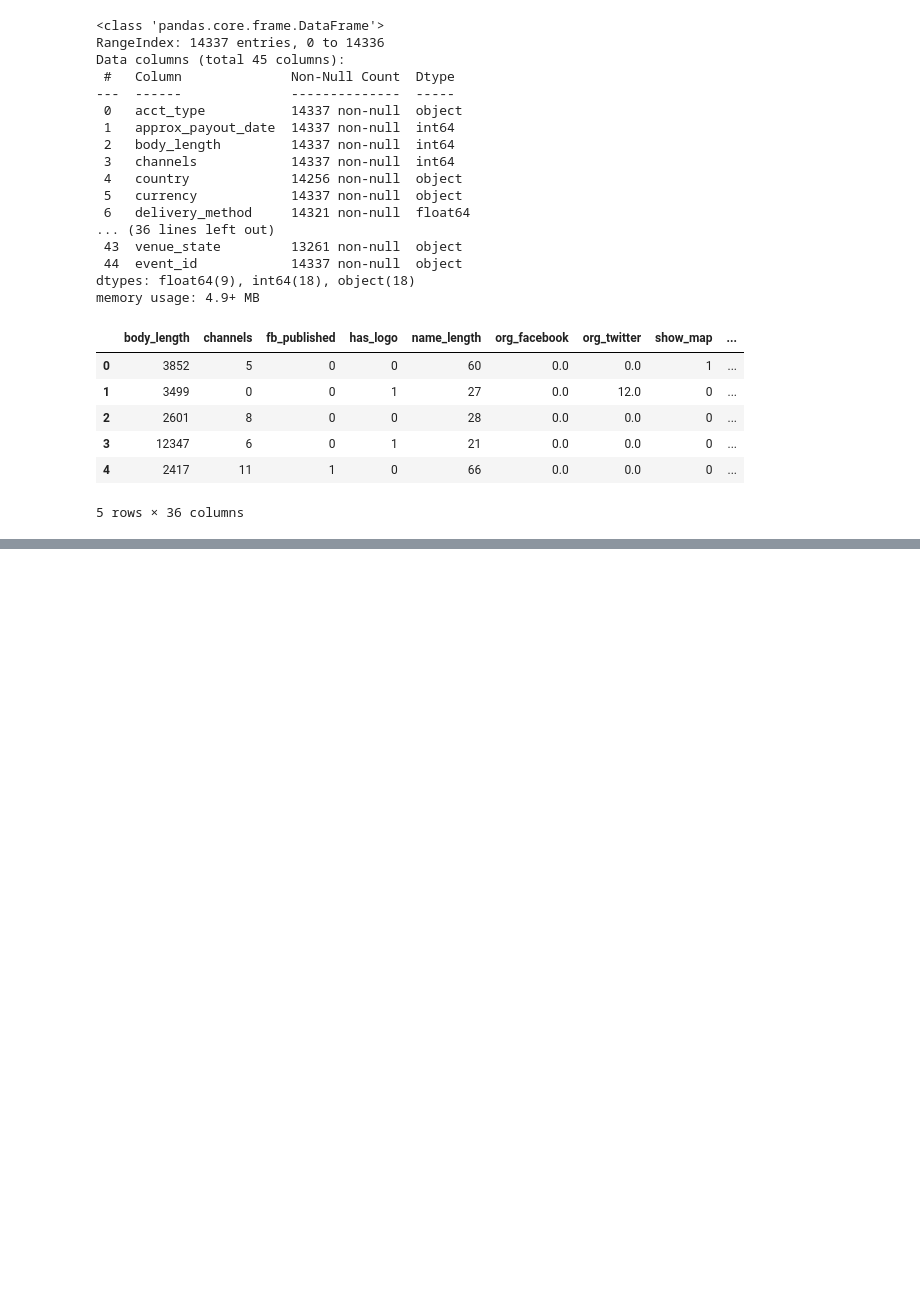
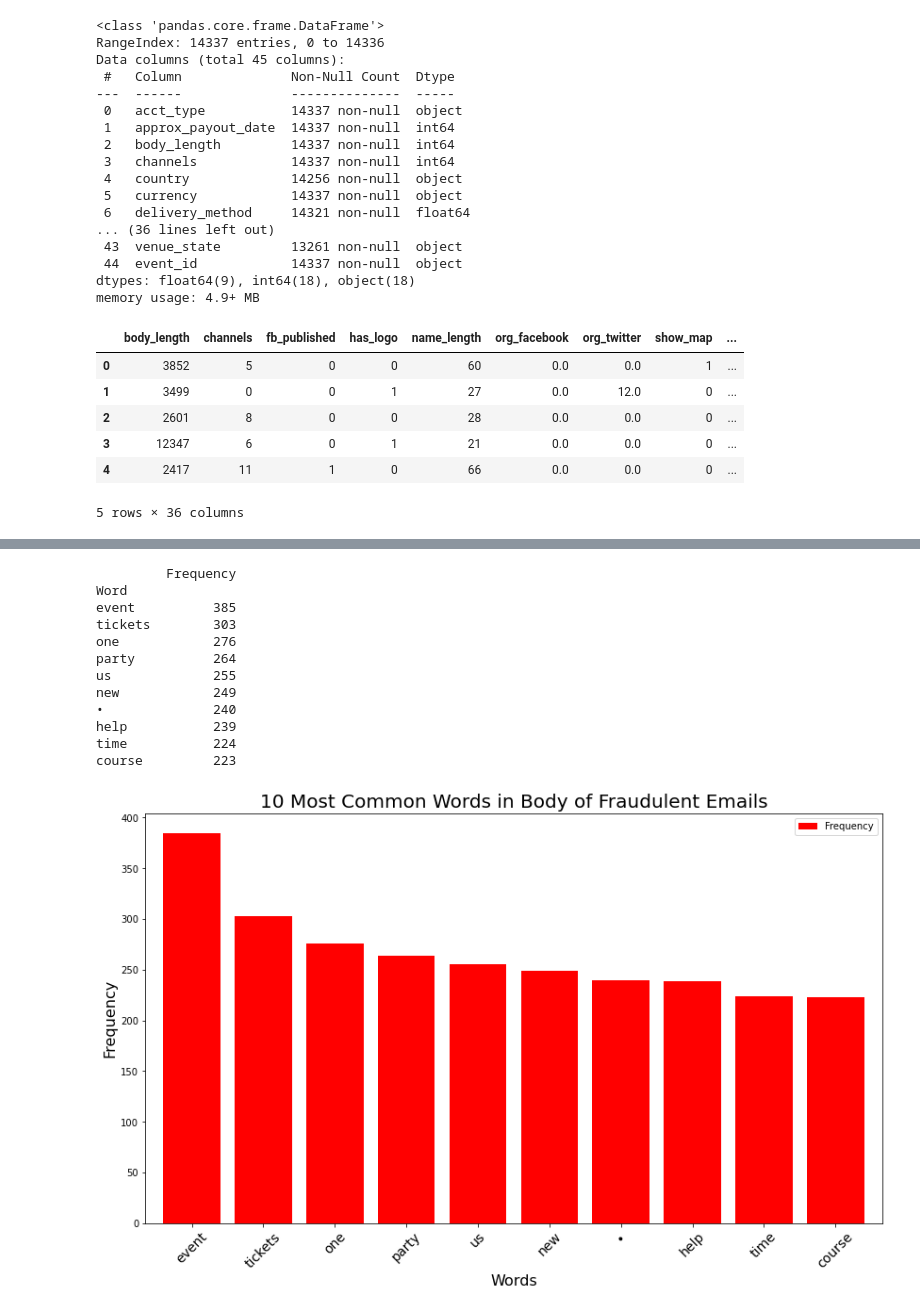
Before and after one commit to gverploeg/Fraud_Detection-, a Jupyter notebook: Sams-notebook.ipynb, the cells around one changed output, grey strips where cells are left out. Drawn from its saved outputs; the diff is of its cells as text; code cells hidden in the pictures; blank space fills up the shorter version.

```diff
--- a/Sams-notebook.ipynb
+++ b/Sams-notebook.ipynb
@@ -116,0 +142,52 @@ ax.set_xticklabels(labels=x, fontsize=16);
+# %%
+df['Description_string']=df.apply(lambda x: BeautifulSoup(x['description']).get_text().replace('\n',' '),axis=1)
+
+df['org_desc_string']=df.apply(lambda x: BeautifulSoup(x['org_desc']).get_text().replace('\n',' '),axis=1)
+# %%
+df['Description_string']= df['Description_string'].str.replace('[{}]'.format(string.punctuation), '')
+
+df['org_desc']= df['org_desc'].str.replace('[{}]'.format(string.punctuation), '')
+df['Label'] = np.where(df['acct_type'].str.contains('fraud'), 1, 0)
+# %%
+
+fraud = df[df['Label'] == 1]
+nonfraud = df[df['Label'] == 0]
+# %%
+from collections import Counter
+import pandas as pd
+import nltk
+nltk.download('stopwords')
+
+top_N = 10
+
+
+
+stopwords = nltk.corpus.stopwords.words(['english', 'spanish', 'french'])
+# newStopWords = ('-',"'", '&', ',')
+# for i in newStopWords:
+#     stopwords.append(i)
+
+# RegEx for stopwords
+RE_stopwords = r'\b(?:{})\b'.format('|'.join(stopwords))
+# replace '|'-->' ' and drop all stopwords
+words = (fraud.Description_string
+           .str.lower()
+           .replace([r'\|', RE_stopwords], [' ', ''], regex=True)
+           .str.cat(sep=' ')
+           .split()
+)
+
+# generate DF out of Counter
+rslt = pd.DataFrame(Counter(words).most_common(top_N),
+                    columns=['Word', 'Frequency']).set_index('Word')
+print(rslt)
+
+# plot
+fig, ax = plt.subplots(figsize=(14,8))
+rslt.plot.bar(rot=0, width=0.8, ax=ax, color='r')
+ax.set_title('10 Most Common Words in Body of Fraudulent Emails', fontsize=20)
+ax.set_xlabel('Words', fontsize=16)
+ax.set_ylabel('Frequency', fontsize=16)
+ax.tick_params(axis='x', labelsize=14, labelrotation=45);
+plt.savefig('images/fraud_words.svg', transparent=False, bbox_inches='tight', format='svg', dpi=1200)
+# %% [output]
@@ -116,0 +197,13 @@ ax.set_xticklabels(labels=x, fontsize=16);
+         Frequency
+Word
+event          385
+tickets        303
+one            276
+party          264
+us             255
+new            249
+•              240
+help           239
+time           224
+course         223
+[figure, added]
```
Also changed, not shown: parts of 7 cells of this notebook, 4 other files.
